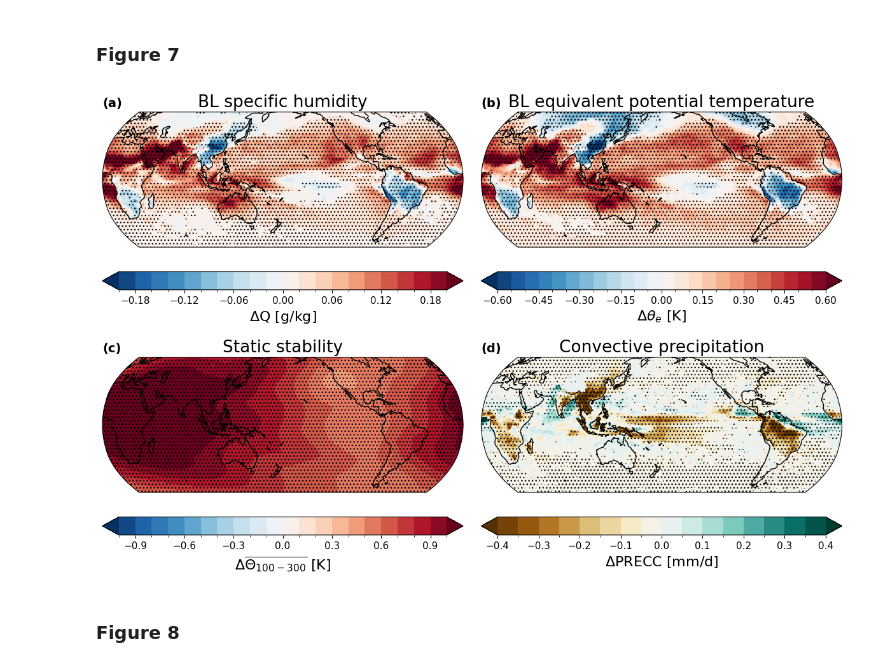
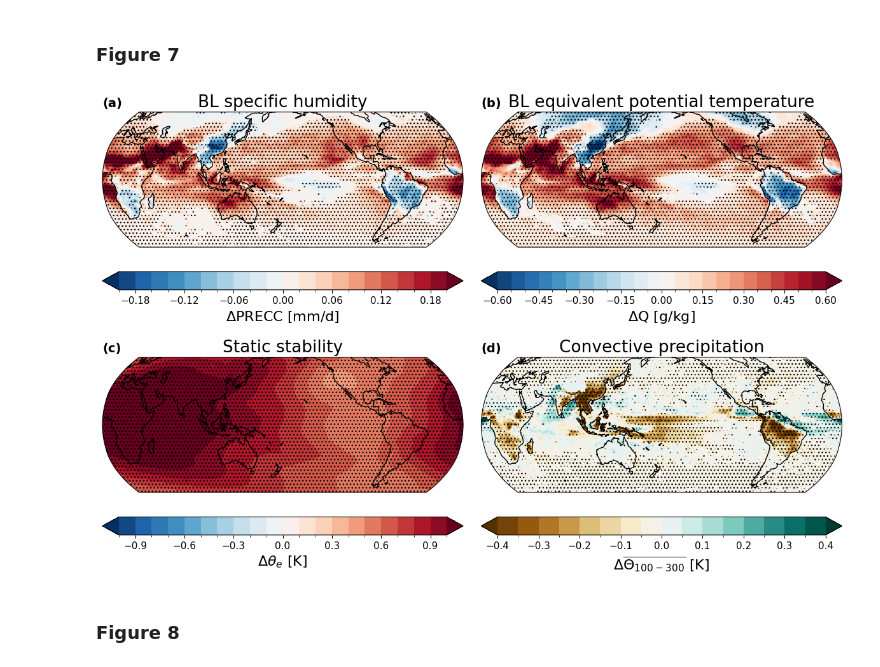
Before and after one commit to brandonduran/cam6-ice-ACI, a Jupyter notebook: figures/all-figures.ipynb, the cells around one changed output. Drawn from its saved outputs; the diff is of its cells as text; code cells hidden in the pictures.

```diff
--- a/figures/all-figures.ipynb
+++ b/figures/all-figures.ipynb
@@ -351,40 +353,37 @@ d5 = x5.mean(['member']).load()
 # %%
 labels = ['BL specific humidity','BL equivalent potential temperature',r'Static stability', 'Convective precipitation']
 cbarlabels = ['Q',r'$\theta_e$',r'$\overline{\Theta_{100-300}}$', 'PRECC']
 units = ['g/kg','K','K','mm/d']
 panels = ['(a)','(b)','(c)','(d)']
 fig = plt.figure(figsize=(15, 10))
 cmap = 'RdBu_r'
 t_levels = [np.arange(-4, 4.01, 0.4)/20,np.arange(-.6,.61,.05),np.arange(-1,1.01,.1),np.arange(-.4,.41,.05)]
 conversions = [1000,1,1,8.64E7]
-# Loop over datasets
-datasets = [d1,d3,d4,d5]
-raw = [x1,x3,x4,x5]
-datasets = [i.sel(lat=slice(-60,60)) for i in datasets]
-raw = [i.sel(lat=slice(-60,60)) for i in raw]
+variables = ['Q','thetaE','s','PRECC']
 
-for i, (a, label,b) in enumerate(zip(datasets, labels,raw), start=1):
-    ax = fig.add_subplot(2, 2, i, projection=ccrs.Robinson(central_longitude=180))
-    if i == 4:
+for i in range(4):
+    ax = fig.add_subplot(2, 2, i+1, projection=ccrs.Robinson(central_longitude=180))
+    var = variables[i]
+    if i == 3:
         cmap = plt.get_cmap('BrBG')
-    pl = (a*conversions[i-1]).plot(
-        ax=ax,transform=ccrs.PlateCarree(),cmap=cmap,levels=t_levels[i-1],rasterized=True,
-        extend='both',cbar_kwargs={'orientation':'horizontal','pad':0.1,'label': cbarlabels[i-1] + ' [' + units[i-1] + ']'})
-    sig = do_significance(b)
+    pl = (coolMean[var].sel(lat=slice(-60,60))*conversions[i]).plot(
+        ax=ax,transform=ccrs.PlateCarree(),cmap=cmap,levels=t_levels[i],rasterized=True,
+        extend='both',cbar_kwargs={'orientation':'horizontal','pad':0.1,'label': cbarlabels[i] + ' [' + units[i] + ']'})
+    sig = do_significance(ds[var].sel(lat=slice(-60,60)))
     q = sig.plot.contourf(ax = ax, transform=ccrs.PlateCarree(),hatches=['','...'],levels=3,colors='none', add_colorbar=False)
     ax.coastlines()
-    ax.set_title(rf'{labels[i-1]}', fontsize=19, loc='center')
-    ax.set_title(f'{panels[i-1]}', fontsize=14, loc='left',fontweight='bold')
+    ax.set_title(rf'{labels[i]}', fontsize=19, loc='center')
+    ax.set_title(f'{panels[i]}', fontsize=14, loc='left',fontweight='bold')
     im = ax.collections
     cb = im[0].colorbar
     cb.set_label(r'$\Delta$' + cbarlabels[i-1] + ' [' + units[i-1] + ']',fontsize=16)
     cb.ax.tick_params(labelsize=11)
 plt.subplots_adjust(wspace=0.05, hspace=0)
 #plt.savefig(f'./figs/cool-group-pathway-{str(bltop)}2.pdf',bbox_inches='tight')
 
 plt.show()
 # %% [output]
-[figure, old version]
+[figure, new version]
 # %% [markdown]
 ### Figure 8
 # %%
```
Also changed, not shown: parts of 3 cells of this notebook.
